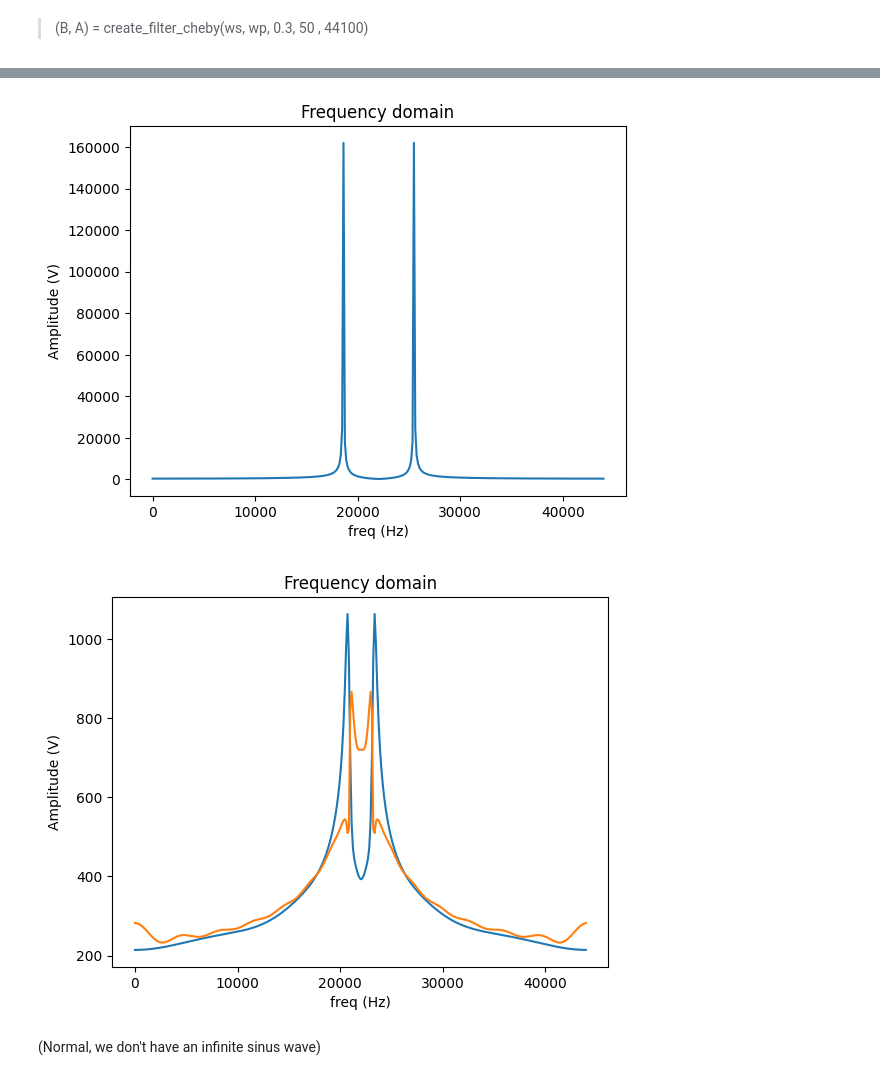
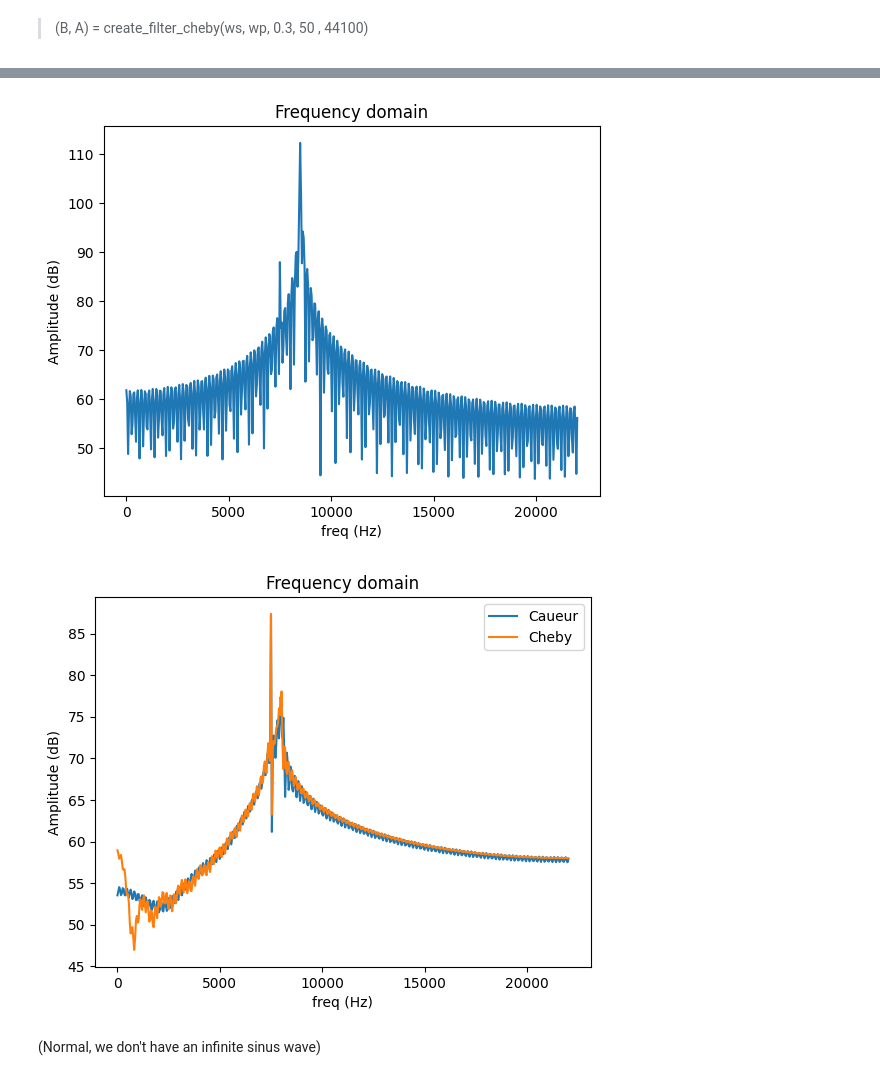
Before and after one commit to PizzaManStarted/projet_signal, a Jupyter notebook: code.ipynb, the cells around one changed output, grey strips where cells are left out. Cells and saved outputs as stored; diff of their text form; code cells hidden in the pictures.

```diff
--- a/code.ipynb
+++ b/code.ipynb
@@ -281,7 +283,7 @@ def plot_filter(B_filter, A_filter, fs):
     plt.show()
     plt.close()
 # %%
-wp = 7700
+wp = 8000
 ws = 8500
 rp = 0.1
 rs = 70
@@ -298,13 +300,13 @@ plot_filter(B_cheby, A_cheby, 44100)
 # %%
-t, sin_samples = create_sine_wave(8500, 1000, 44100, 1000)
-t, sin_samples2 = create_sine_wave(7500, 20, 44100, 1000)
+t, sin_samples = create_sine_wave(8500, 1000, 44100, 10000)
+t, sin_samples2 = create_sine_wave(7500, 20, 44100, 10000)
 
 
-#sin_samples = sin_samples + sin_samples2
+sin_samples = sin_samples + sin_samples2
 #plot_sin(t, sin_samples)
 #plot_sin(t, 20 * np.log10(np.abs(sin_samples)))
 
-def plot_freq_domain(data, multiple_list: bool = False, labels = [], Fs=44100):
+def plot_freq_domain(data, multiple_list: bool = False, labels = [], fs=44100):
     N_data = len(data[0]) if multiple_list else len(data)
     fstep = 44100 / N_data
 
@@ -314,15 +316,25 @@ def plot_freq_domain(data, multiple_list: bool = False, labels = [], Fs=44100):
     datas_freq = []
     if multiple_list:
         for data_l in data:
-            datas_freq.append(np.abs(np.fft.fft(data_l)))
+            f, tmp = signal.freqz(data_l, fs=fs)
+            datas_freq.append(tmp)
     else:
-        datas_freq = [np.abs(np.fft.fft(data))]
+        f, tmp = signal.freqz(data, fs=fs)
+        datas_freq = [tmp]
 
-    simple_plot(datas_freq, f, "Frequency domain", "freq (Hz)", "Amplitude (V)", labels=labels)
+    data_log = []
+    for data_l in datas_freq:
+        data_log.append(20*np.log10(data_l))
+
+    simple_plot(data_log, f, "Frequency domain", "freq (Hz)", "Amplitude (dB)", labels=labels)
 
 
-plot_freq_domain(sin_samples)
-# plt.plot(sin_samples)
+#plot_freq_domain(sin_samples)
+
+#plt.plot(sin_samples)
 # plt.plot(lfilter(B_cheby, A_cheby, sin_samples))
+# #plot_freq_domain(lfilter(B_caueur, A_caueur, sin_samples))
+plot_sin(None,sin_samples)
+x = plt.specgram(normalise(sin_samples), Fs=f)
 #plt.plot(lfilter(B_caueur, A_caueur, sin_samples))
 # %% [output]
@@ -343,12 +364,13 @@ plot_freq_domain([output_signal1, output_signal2], True, labels=["Caueur", "Cheb
 # %%
 # No Filter before decimation
 
-plot_freq_domain(sin_samples[::3])
+plot_freq_domain(sin_samples)
 
-plot_freq_domain([output_signal1[::3], output_signal2[::3]], True)
+
+plot_freq_domain([output_signal1, output_signal2], True, labels=["Caueur", "Cheby"])
 # %% [output]
-[figure, old version]
+[figure, new version]
-[figure, old version]
+[figure, new version]
 # %% [markdown]
 (Normal, we don't have an infinite sinus wave)
 # %%
```
Also changed, not shown: parts of 9 cells of this notebook, 1 other file.
